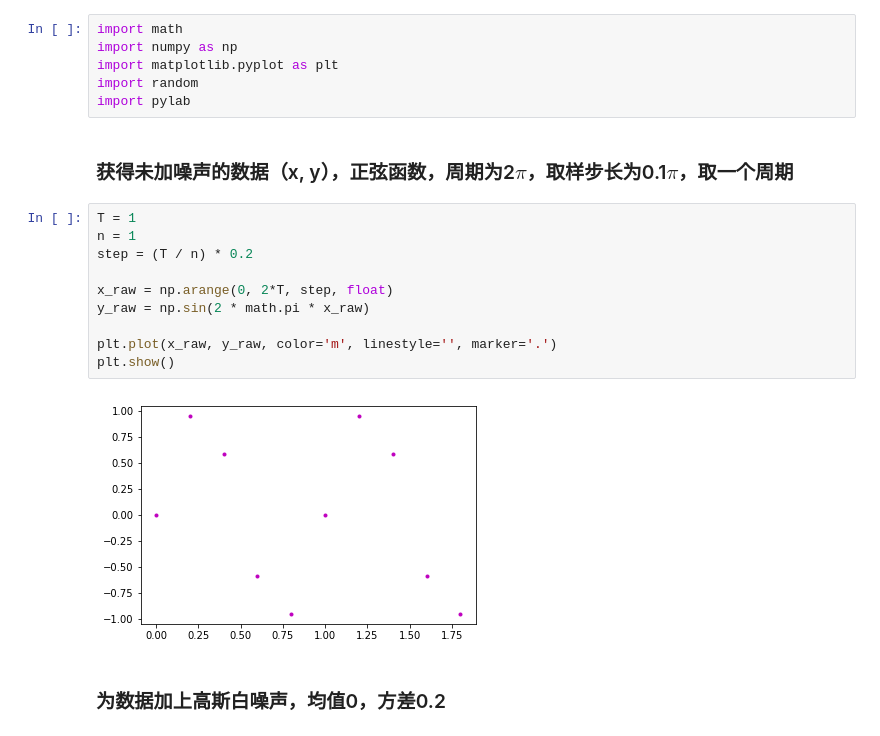
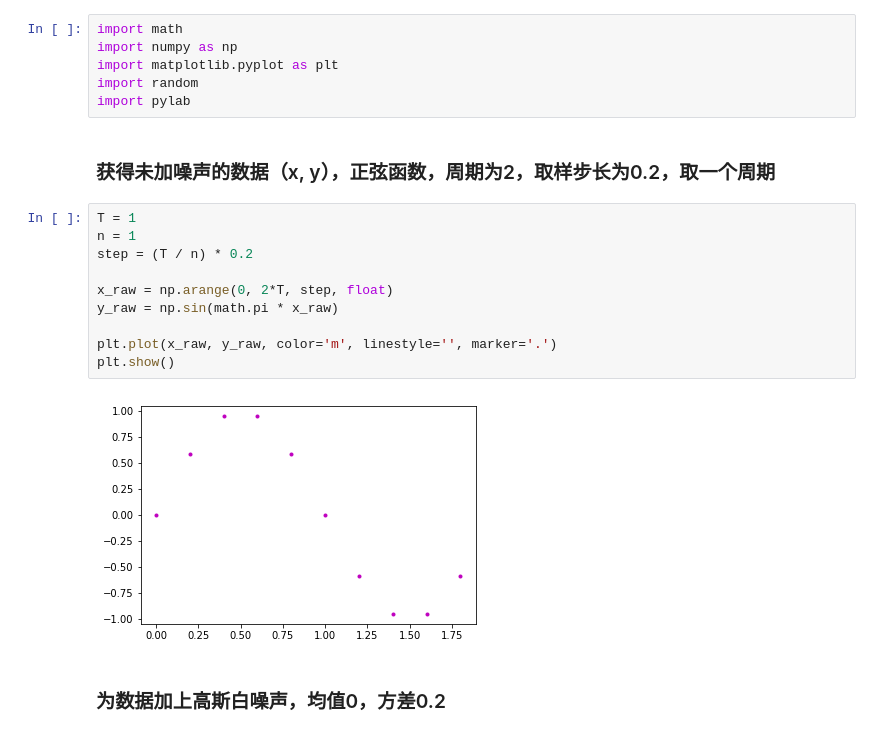
Before and after one commit to CN-GuoZiyang/machine-learning, a Jupyter notebook: ML_Lab1/ML_Lab1.ipynb, the cells around one changed output. Cells and saved outputs as stored; diff of their text form.

```diff
--- a/ML_Lab1/ML_Lab1.ipynb
+++ b/ML_Lab1/ML_Lab1.ipynb
@@ -7,19 +7,19 @@ import matplotlib.pyplot as plt
 import random
 import pylab
 # %% [markdown]
-### 获得未加噪声的数据（x, y），正弦函数，周期为2$\pi$，取样步长为0.1$\pi$，取一个周期
+### 获得未加噪声的数据（x, y），正弦函数，周期为2，取样步长为0.2，取一个周期
 # %%
 T = 1
 n = 1
 step = (T / n) * 0.2
 
 x_raw = np.arange(0, 2*T, step, float)
-y_raw = np.sin(2 * math.pi * x_raw)
+y_raw = np.sin(math.pi * x_raw)
 
 plt.plot(x_raw, y_raw, color='m', linestyle='', marker='.')
 plt.show()
 # %% [output]
-[figure, old version]
+[figure, new version]
 # %% [markdown]
 ### 为数据加上高斯白噪声，均值0，方差0.2
 # %%
```
Also changed, not shown: parts of 11 cells of this notebook, 3 other files.
